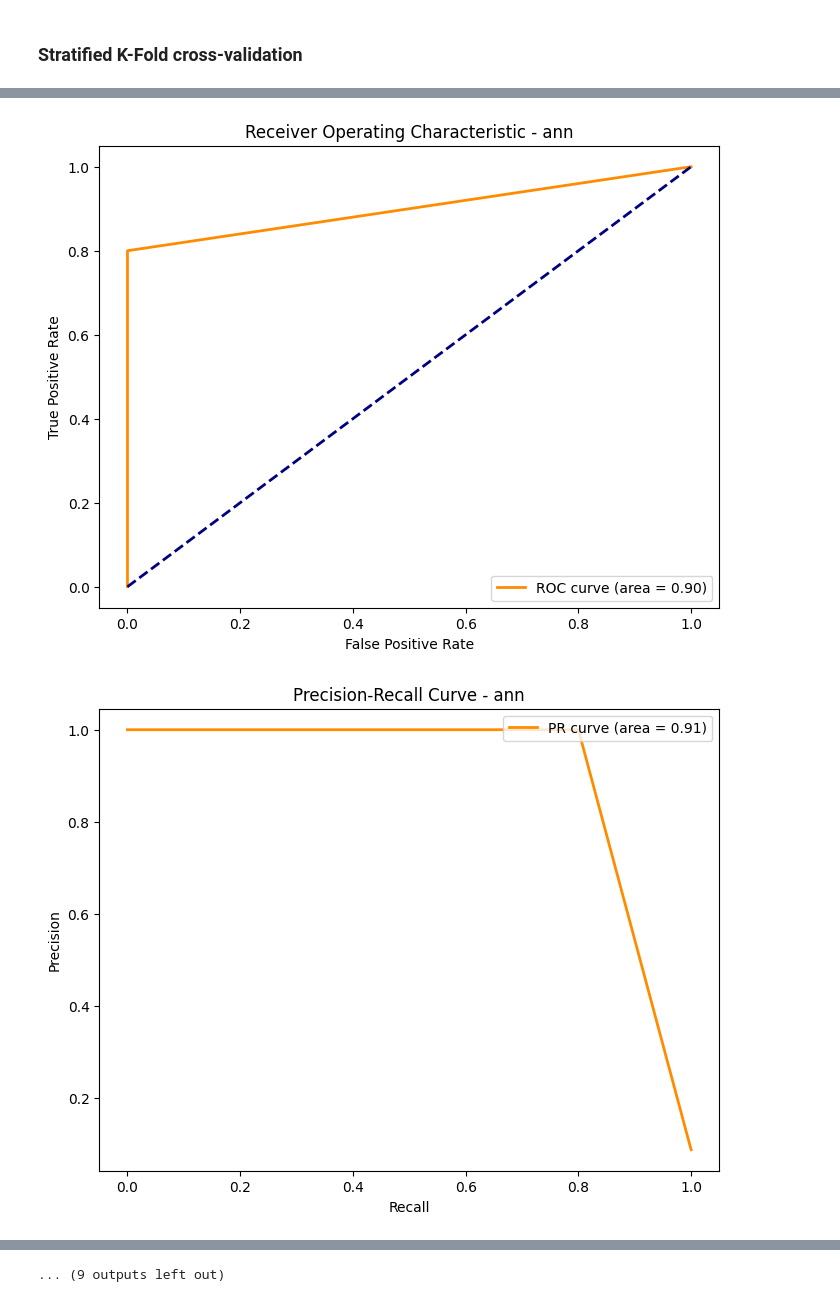
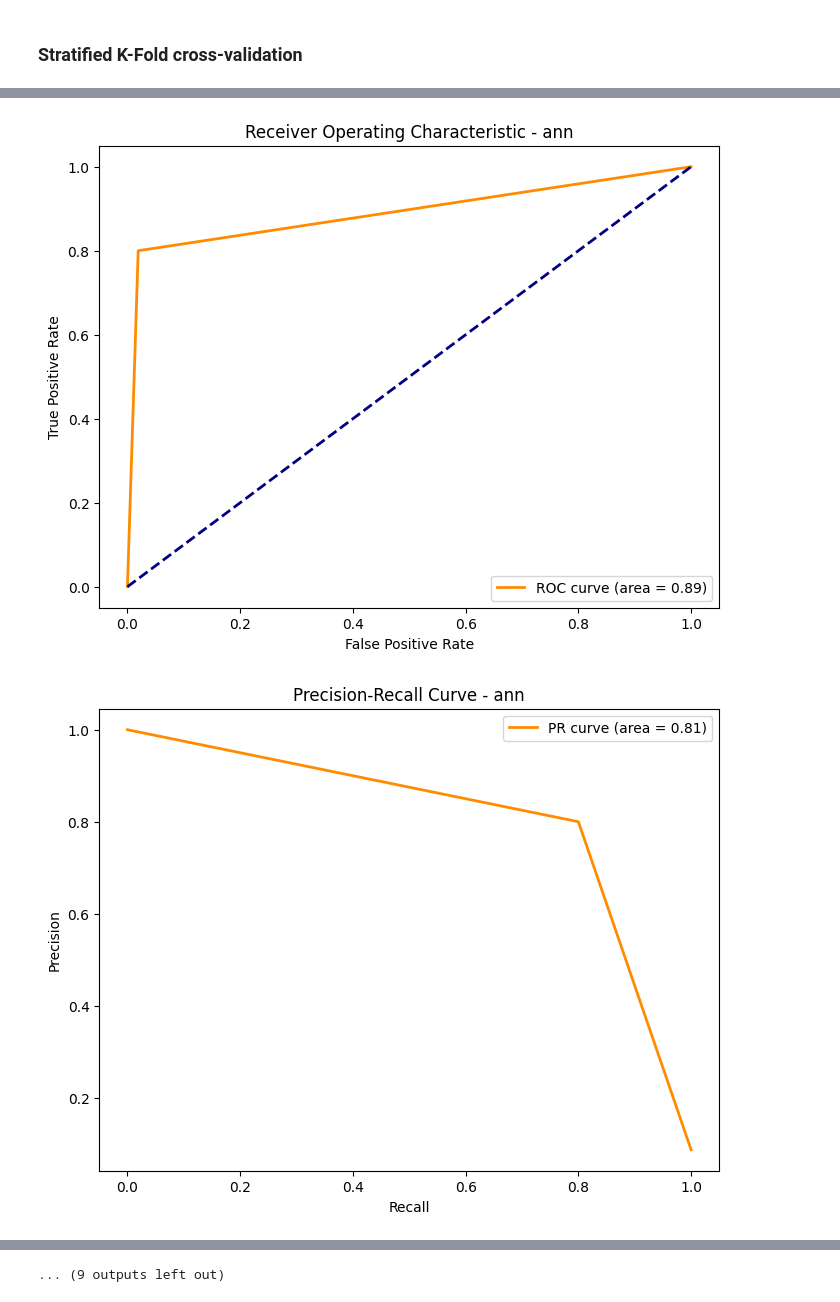
Before and after one commit to VictoriaOG1/wrapper_data_mining, a Jupyter notebook: summary_results.ipynb, the cells around one changed output, grey strips where cells are left out. Drawn from its saved outputs; the diff is of its cells as text; code cells hidden in the pictures.

```diff
--- a/summary_results.ipynb
+++ b/summary_results.ipynb
@@ -37,11 +37,13 @@ for file_name in file_list:
         # Initialize the list of results for this file
         results_for_graphs[file_name] = []
 
+
         # Read each line in the file
-        for line in file:
+        for index, line in enumerate(file):
+
             # Process the line here
             # If line contains Max
-            if "Max" in line:
+            if "Max" in line and index >396:
                 # Split the line into words
                 words = line.split()
                 # Append the last word to the list of results
@@ -59,3 +61,15 @@ for file_name in file_list:
                         individual.append(int(word))
                 # Append the last word to the list of results
                 results_features[file_name] = individual
+# %%
+types = ["svm", "knn", "ann", "rf", "nv", "ada", "ensemble"]
+results_final_fitness = {}
+
+for type in types:
+    key = "output" + type + ".txt"
+    results_final_fitness[type] = results_for_graphs.pop(key)
+
+results_fitness_pd = pd.DataFrame(results_final_fitness)
+results_fitness_pd.drop(['ann'], axis=1, inplace=True)
+results_fitness_pd.drop(['knn'], axis=1, inplace=True)
+results_fitness_pd
@@ -167,7 +207,7 @@ def plot_confusion_matrix(y_true, y_probs, clf_name):
     sns.heatmap(conf_matrix, annot=True, fmt="d", cmap="Blues", linewidths=0.5, annot_kws={"size": 12})
     plt.xlabel('Predicted')
     plt.ylabel('Actual')
-    plt.title('Confusion Matrix')
+    plt.title('Confusion Matrix - {}'.format(clf_name))
     plt.show()
 # %%
 # Define evaluation metrics
@@ -220,9 +260,12 @@ def evaluate_model(classfier_name, classifier, X, y):
 # %%
 # Loop through classifiers and evaluate
 scores = {}
+selected_features
+
 
 for clf_name, clf in classifiers.items():
-    selected_features = selected_features_map[clf_name]
+    if clf_name == "ensemble":
+        selected_features = selected_features_map[clf_name]
     scores[clf_name] = evaluate_model(clf_name, clf, X_scaled[selected_features], y_data)
 
 scores = pd.DataFrame(scores)
@@ -236,2 +279,2 @@ scores = pd.DataFrame(scores)
-[figure, old version]
+[figure, new version]
-[figure, old version]
+[figure, new version]
```
Also changed, not shown: parts of 8 cells of this notebook, 2 other files.
